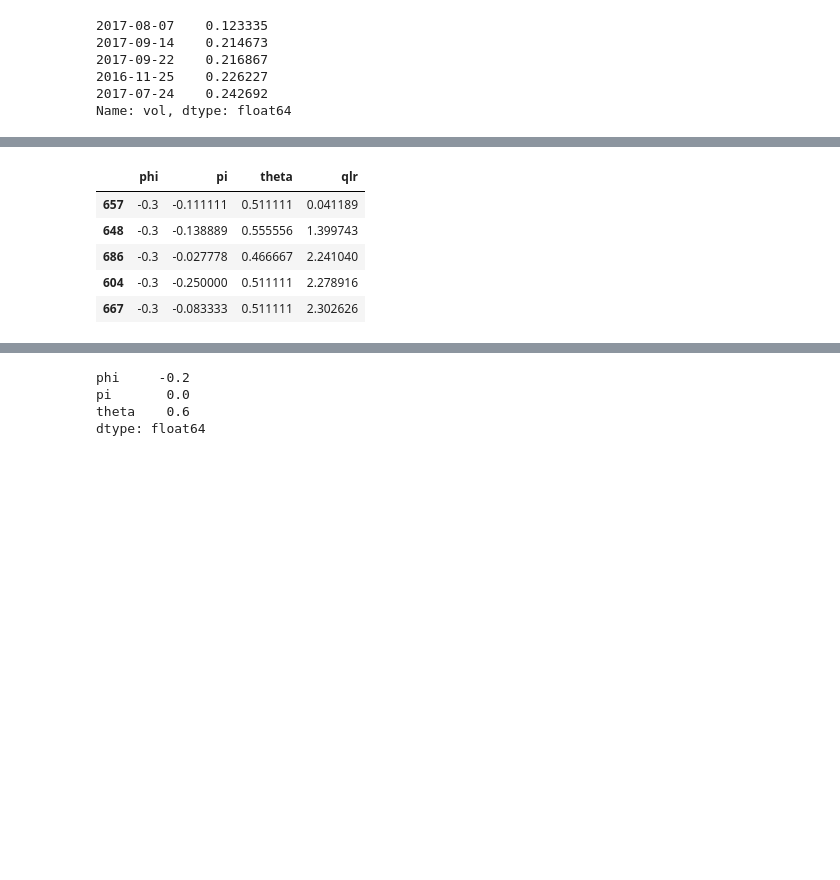
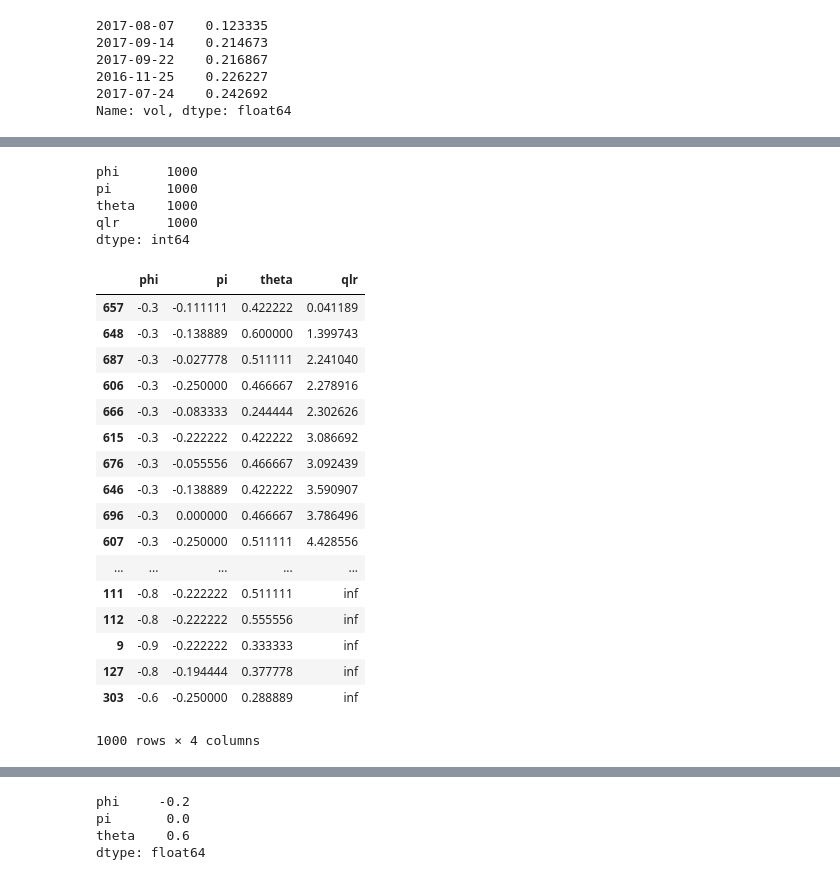
Before and after one commit to sangrey/RiskPriceInference, a Jupyter notebook: volpriceinference/robust_inference_on_data.ipynb, the cells around one changed output, grey strips where cells are left out. Saved outputs shown, nothing was run; the diff lists cells and outputs as text; code cells hidden in the pictures; blank space fills up the shorter version.

```diff
--- a/volpriceinference/robust_inference_on_data.ipynb
+++ b/volpriceinference/robust_inference_on_data.ipynb
@@ -152,4 +167,4 @@ omega2
 # %%
-qlr_draws = vl.compute_qlr_sim(omega=omega2, omega_cov=omega_cov2, theta_dim=10, pi_dim=10, phi_dim=10,
-                               innov_dim=innov_dim, pi_min=-.25, pi_max=0, theta_min=.2, theta_max=.6,
-                               use_tqdm=True, alpha=0.05)
+# qlr_draws = vl.compute_qlr_sim(omega=omega2, omega_cov=omega_cov2, theta_dim=10, pi_dim=10, phi_dim=10,
+#                                innov_dim=innov_dim, pi_min=-.25, pi_max=0, theta_min=.2, theta_max=.6,
+#                                use_tqdm=True, alpha=0.05)
@@ -191,0 +176,2 @@ qlr_draws[np.isclose(qlr_draws.phi, -0.3)][qlr_draws['qlr'] > 0].sort_values(by=
+# %%
+qlr_stats.set_index(['phi', 'pi', 'theta']).head()
@@ -192,9 +186,43 @@ qlr_draws[np.isclose(qlr_draws.phi, -0.3)][qlr_draws['qlr'] > 0].sort_values(by=
+# %%
+qlr_stats.count()
+# %% [output]
+phi      1000
+pi       1000
+theta    1000
+qlr      1000
+dtype: int64
+# %%
+qlr_stats.sort_values(by=['phi', 'pi', 'theta'], inplace=True)
+qlr_draws.sort_values(by=['phi', 'pi', 'theta'], inplace=True)
+close_enough = np.allclose(qlr_stats[['phi', 'pi', 'theta']], qlr_draws[['phi', 'pi', 'theta']])
+
+if not close_enough:
+    raise RuntimeError('The indices are not the same!!!')
+
+else:
+    qlr_stats[['phi', 'pi', 'theta']] = qlr_draws[['phi', 'pi', 'theta']]
+
+
+merged_values = pd.merge(qlr_stats, qlr_draws,left_on=['phi', 'pi', 'theta'], right_on=['phi', 'pi', 'theta'],
+                         suffixes=['_draws', '_stats'])
 # %%
-qlr_stats.sort_values(by='qlr').head()
+qlr_stats.sort_values(by='qlr')
 # %% [output]
 |  | phi | pi | theta | qlr |
-| 657 | -0.3 | -0.111111 | 0.511111 | 0.041189 |
-| 648 | -0.3 | -0.138889 | 0.555556 | 1.399743 |
-| 686 | -0.3 | -0.027778 | 0.466667 | 2.241040 |
-| 604 | -0.3 | -0.250000 | 0.511111 | 2.278916 |
-| 667 | -0.3 | -0.083333 | 0.511111 | 2.302626 |
+| 657 | -0.3 | -0.111111 | 0.422222 | 0.041189 |
+| 648 | -0.3 | -0.138889 | 0.600000 | 1.399743 |
+| 687 | -0.3 | -0.027778 | 0.511111 | 2.241040 |
+| 606 | -0.3 | -0.250000 | 0.466667 | 2.278916 |
+| 666 | -0.3 | -0.083333 | 0.244444 | 2.302626 |
+| 615 | -0.3 | -0.222222 | 0.422222 | 3.086692 |
+| 676 | -0.3 | -0.055556 | 0.466667 | 3.092439 |
+| 646 | -0.3 | -0.138889 | 0.422222 | 3.590907 |
+| 696 | -0.3 | 0.000000 | 0.466667 | 3.786496 |
+| 607 | -0.3 | -0.250000 | 0.511111 | 4.428556 |
+| ... | ... | ... | ... | ... |
+| 111 | -0.8 | -0.222222 | 0.511111 | inf |
+| 112 | -0.8 | -0.222222 | 0.555556 | inf |
+| 9 | -0.9 | -0.222222 | 0.333333 | inf |
+| 127 | -0.8 | -0.194444 | 0.377778 | inf |
+| 303 | -0.6 | -0.250000 | 0.288889 | inf |
+1000 rows × 4 columns
```
Also changed, not shown: parts of 20 cells of this notebook, 4 other files.
